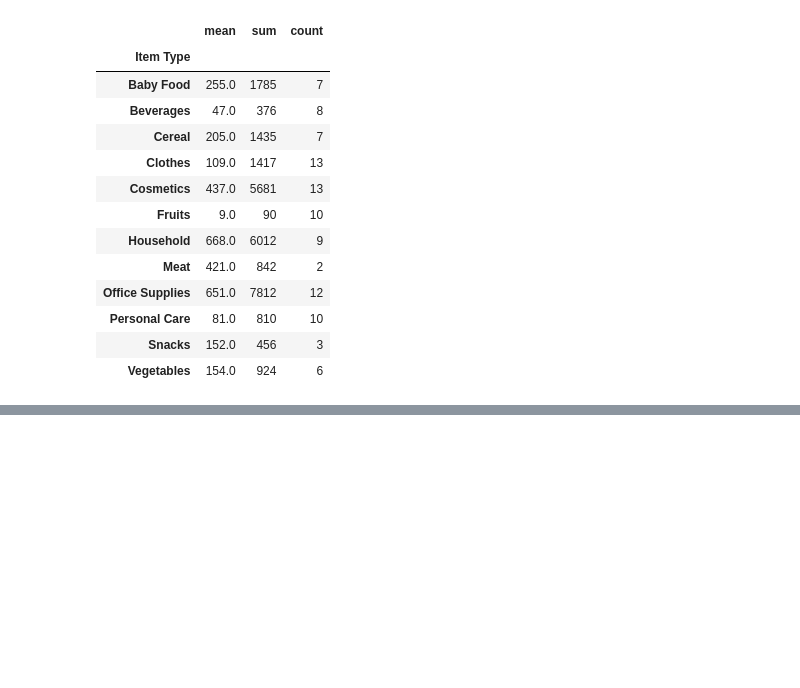
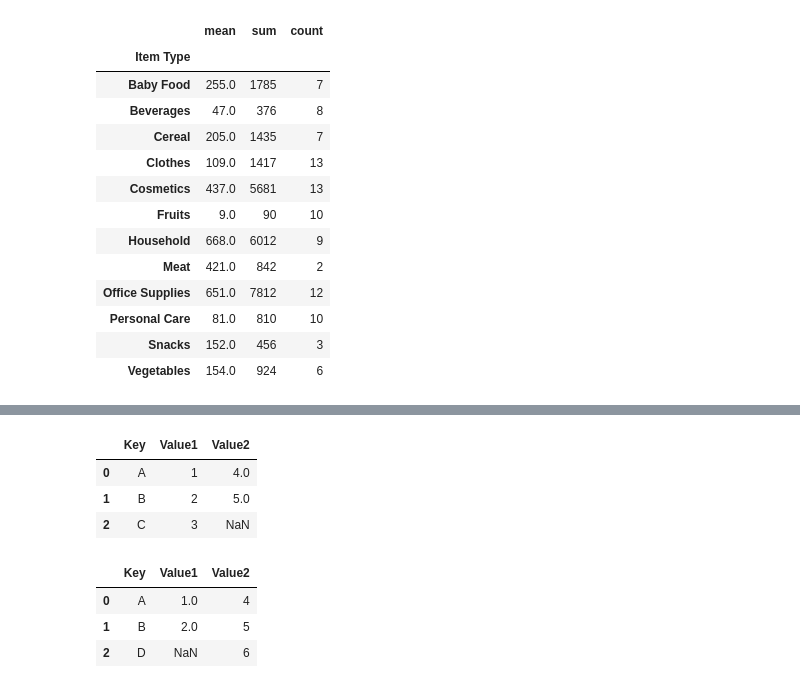
Before and after one commit to mahdiazfar27/Complete-Data-Science-With-Machine-Learning-And-NLP-2024, a Jupyter notebook: python_programming_language/10. Data Analysis With Python/10.3 DataManipulation.ipynb, the cells around one changed output, grey strips where cells are left out. Saved outputs shown, nothing was run; the diff lists cells and outputs as text; code cells hidden in the pictures; blank space fills up the shorter version.

```diff
--- a/python_programming_language/10. Data Analysis With Python/10.3 DataManipulation.ipynb
+++ b/python_programming_language/10. Data Analysis With Python/10.3 DataManipulation.ipynb
@@ -402,0 +455,14 @@ mult_aggre
+# %%
+pd.merge(df1, df2, on='Key', how='left') # left join will return all the keys from the left dataframe (df1) and the matching keys from the right dataframe (df2). If there is no match, it will return NaN for the columns from the right dataframe.
+# %% [output]
+|  | Key | Value1 | Value2 |
+| 0 | A | 1 | 4.0 |
+| 1 | B | 2 | 5.0 |
+| 2 | C | 3 | NaN |
+# %%
+pd.merge(df1, df2, on='Key', how='right') # right join will return all the keys from the right dataframe (df2) and the matching keys from the left dataframe (df1). If there is no match, it will return NaN for the columns from the left dataframe.
+# %% [output]
+|  | Key | Value1 | Value2 |
+| 0 | A | 1.0 | 4 |
+| 1 | B | 2.0 | 5 |
+| 2 | D | NaN | 6 |
```
Also changed, not shown: parts of 7 cells of this notebook, 27 other files.
